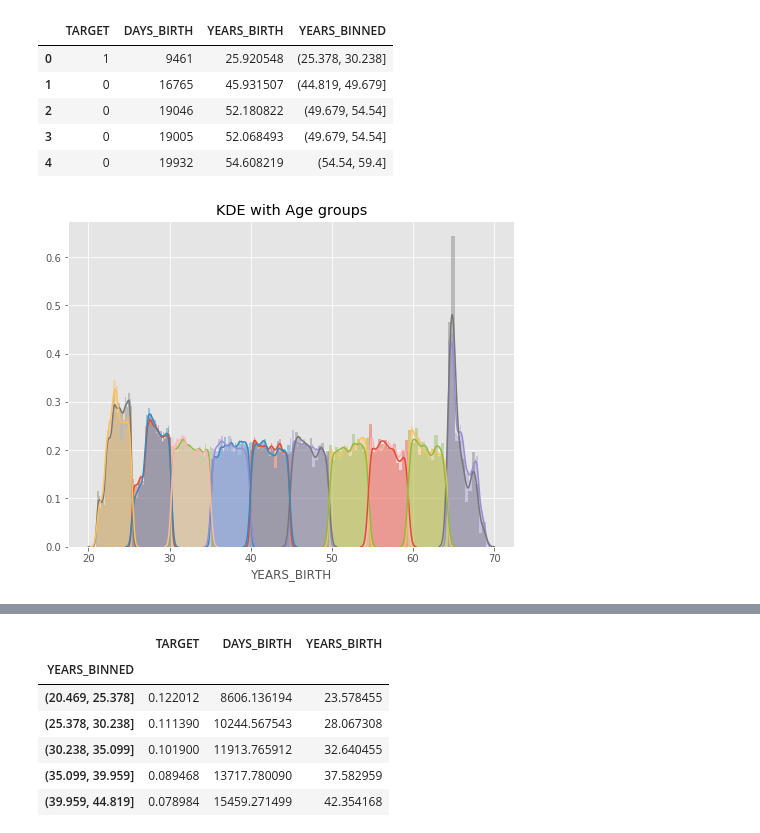
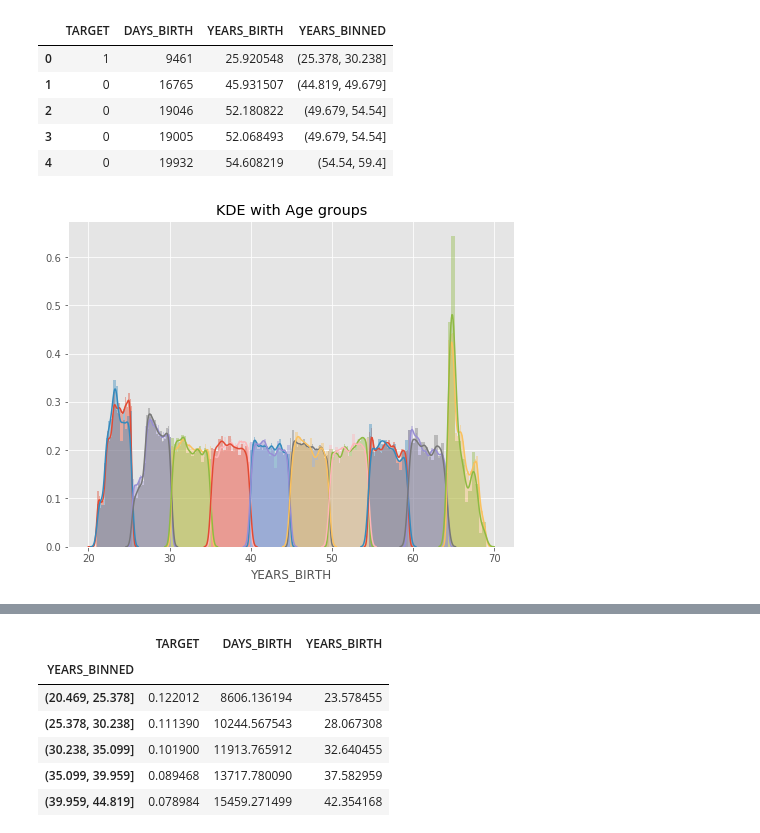
Before and after one commit to fan8502/2nd-ML100Days, a Jupyter notebook: homework/Day_011_HW.ipynb, the cells around one changed output, grey strips where cells are left out. Saved outputs shown, nothing was run; the diff lists cells and outputs as text; code cells hidden in the pictures.

```diff
--- a/homework/Day_011_HW.ipynb
+++ b/homework/Day_011_HW.ipynb
@@ -82,18 +82,19 @@ Name: YEARS_BINNED, dtype: int64
 # %%
 # 繪圖前先排序 / 分組
 """
 Your Code Here
 """
-year_group_sorted = age_data['YEARS_BINNED'].unique()
+#先把分組用.sort_index()由index的小到大排序 (原本是根據count的結果排序)再取出index藉此當成X軸的項目
+year_group_sorted = age_data['YEARS_BINNED'].value_counts().sort_index().index
 
 plt.figure(figsize=(8,6))
 for i in range(len(year_group_sorted)):
     sns.distplot(age_data.loc[(age_data['YEARS_BINNED'] == year_group_sorted[i]) & \
                               (age_data['TARGET'] == 0), 'YEARS_BIRTH'], label = str(year_group_sorted[i]))
 
     sns.distplot(age_data.loc[(age_data['YEARS_BINNED'] == year_group_sorted[i]) & \
                               (age_data['TARGET'] == 1), 'YEARS_BIRTH'], label = str(year_group_sorted[i]))
 plt.title('KDE with Age groups')
 plt.show()
 # %% [output]
-[figure, old version]
+[figure, new version]
```
Also changed, not shown: parts of 3 cells of this notebook.
